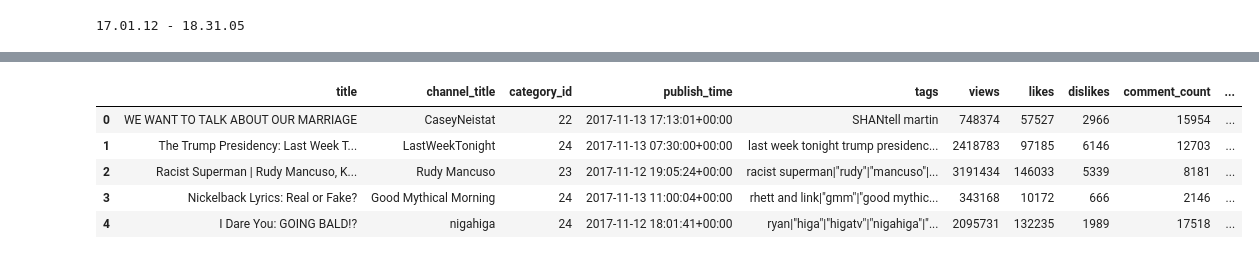
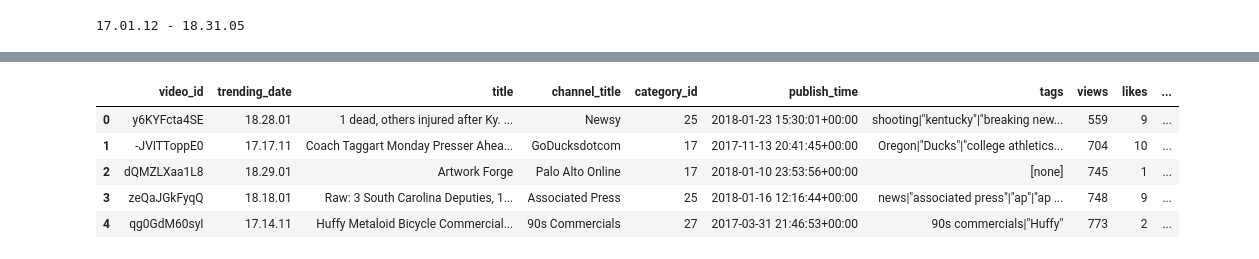
Before and after one commit to julietlawton/youtube-views-prediction, a Jupyter notebook: project.ipynb, the cells around one changed output, grey strips where cells are left out. Drawn from its saved outputs; the diff is of its cells as text; code cells hidden in the pictures.

```diff
--- a/project.ipynb
+++ b/project.ipynb
@@ -94,7 +137,3 @@ Name: count, dtype: int64
 print(f"{youtube_df['trending_date'].min()} - {youtube_df['trending_date'].max()}")
 # %% [output]
 17.01.12 - 18.31.05
-# %%
-# Drop columns that don't provide useful information
-youtube_df.drop(columns=['video_id', 'trending_date', 'thumbnail_link'], inplace=True)
-youtube_df.head()
@@ -107,0 +140,11 @@ youtube_df.head()
+# %%
+# Convert timestamps to UTC
+youtube_df['publish_time'] = youtube_df['publish_time'].apply(lambda row: datetime.fromisoformat(row.replace("Z", "+00:00")))
+# %%
+# Reorder the data so that all the duplicate videos appear together, ordered by views
+youtube_df.sort_values(['views', 'video_id'], inplace=True)
+
+# Remove all duplicate videos, keeping the last instance of each
+youtube_df.drop_duplicates(subset=['video_id'], keep='last', inplace=True)
+youtube_df.reset_index(drop=True, inplace=True)
+youtube_df.info()
@@ -108,23 +232,22 @@ youtube_df.head()
 # %%
 # Extract hour, time of day, and day of week
 # Morning 5 am to 12 pm (noon)
 # Afternoon 12 pm to 5 pm
 # Evening 5 pm to 9 pm
 # Night 9 pm to 4 am
 def get_time_day(row):
-  timestamp = datetime.fromisoformat(row.replace("Z", "+00:00"))
-  day = timestamp.weekday()
-  hour = timestamp.hour
+  day = row.weekday()
+  hour = row.hour
   period = 0 if hour >= 5 and hour < 12 else \
    (1 if hour >= 12 and hour < 17 else (2 if hour >= 17 and hour < 21 else 3))
-  return pd.Series([timestamp, hour, period, day], index=['publish_time', 'hour', 'time_of_day', 'day_of_week'])
+  return pd.Series([hour, period, day], index=['hour', 'time_of_day', 'day_of_week'])
 
-youtube_df[['publish_time', 'hour', 'time_of_day', 'day_of_week']] = youtube_df['publish_time'].apply(get_time_day)
+youtube_df[['hour', 'time_of_day', 'day_of_week']] = youtube_df['publish_time'].apply(get_time_day)
 youtube_df.head()
 # %% [output]
-|  | title | channel_title | category_id | publish_time | tags | views | likes | dislikes | comment_count | ... |
-| 0 | WE WANT TO TALK ABOUT OUR MARRIAGE | CaseyNeistat | 22 | 2017-11-13 17:13:01+00:00 | SHANtell martin | 748374 | 57527 | 2966 | 15954 | ... |
-| 1 | The Trump Presidency: Last Week T... | LastWeekTonight | 24 | 2017-11-13 07:30:00+00:00 | last week tonight trump presidenc... | 2418783 | 97185 | 6146 | 12703 | ... |
-| 2 | Racist Superman | Rudy Mancuso, K... | Rudy Mancuso | 23 | 2017-11-12 19:05:24+00:00 | racist superman|"rudy"|"mancuso"|... | 3191434 | 146033 | 5339 | 8181 | ... |
-| 3 | Nickelback Lyrics: Real or Fake? | Good Mythical Morning | 24 | 2017-11-13 11:00:04+00:00 | rhett and link|"gmm"|"good mythic... | 343168 | 10172 | 666 | 2146 | ... |
-| 4 | I Dare You: GOING BALD!? | nigahiga | 24 | 2017-11-12 18:01:41+00:00 | ryan|"higa"|"higatv"|"nigahiga"|"... | 2095731 | 132235 | 1989 | 17518 | ... |
+|  | video_id | trending_date | title | channel_title | category_id | publish_time | tags | views | likes | ... |
+| 0 | y6KYFcta4SE | 18.28.01 | 1 dead, others injured after Ky. ... | Newsy | 25 | 2018-01-23 15:30:01+00:00 | shooting|"kentucky"|"breaking new... | 559 | 9 | ... |
+| 1 | -JVITToppE0 | 17.17.11 | Coach Taggart Monday Presser Ahea... | GoDucksdotcom | 17 | 2017-11-13 20:41:45+00:00 | Oregon|"Ducks"|"college athletics... | 704 | 10 | ... |
+| 2 | dQMZLXaa1L8 | 18.29.01 | Artwork Forge | Palo Alto Online | 17 | 2018-01-10 23:53:56+00:00 | [none] | 745 | 1 | ... |
+| 3 | zeQaJGkFyqQ | 18.18.01 | Raw: 3 South Carolina Deputies, 1... | Associated Press | 25 | 2018-01-16 12:16:44+00:00 | news|"associated press"|"ap"|"ap ... | 748 | 9 | ... |
+| 4 | qg0GdM60syI | 17.14.11 | Huffy Metaloid Bicycle Commercial... | 90s Commercials | 27 | 2017-03-31 21:46:53+00:00 | 90s commercials|"Huffy" | 773 | 2 | ... |
```
Also changed, not shown: parts of 21 cells of this notebook.
